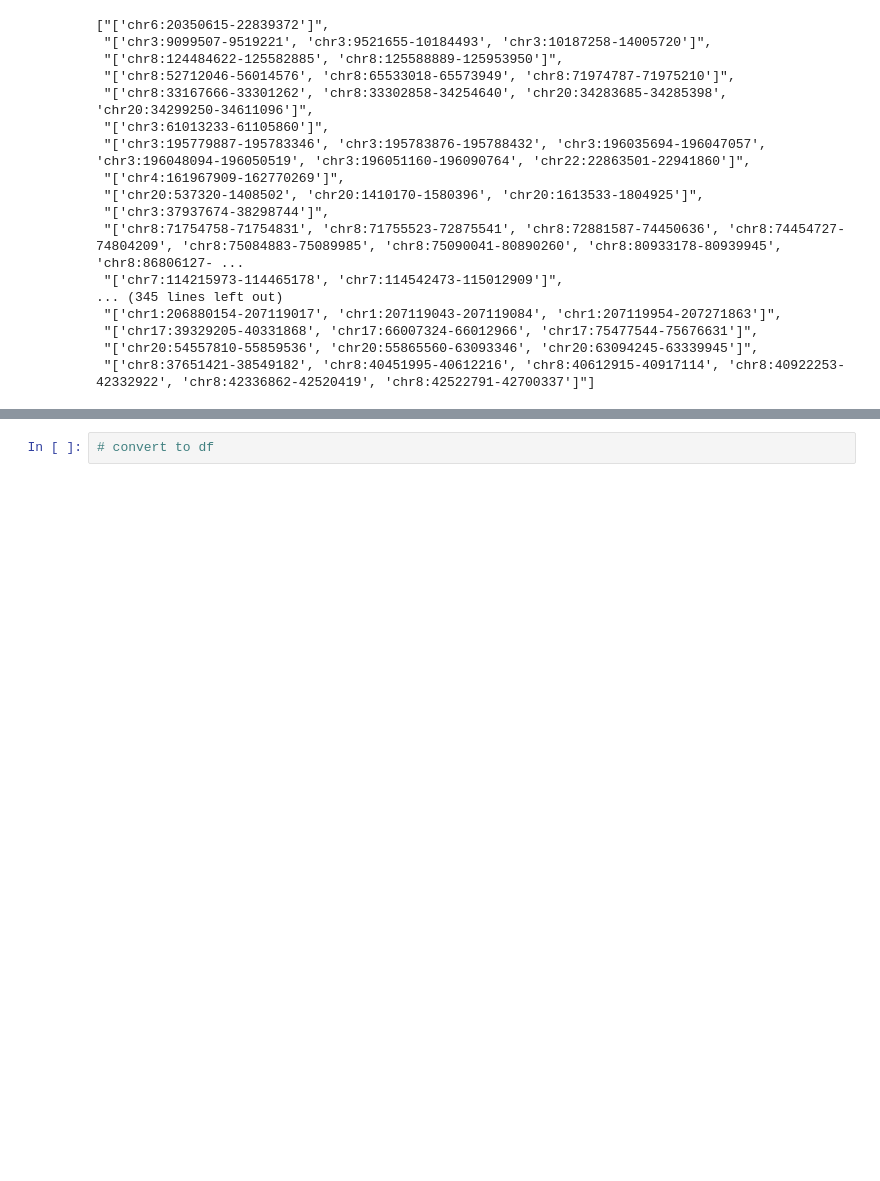
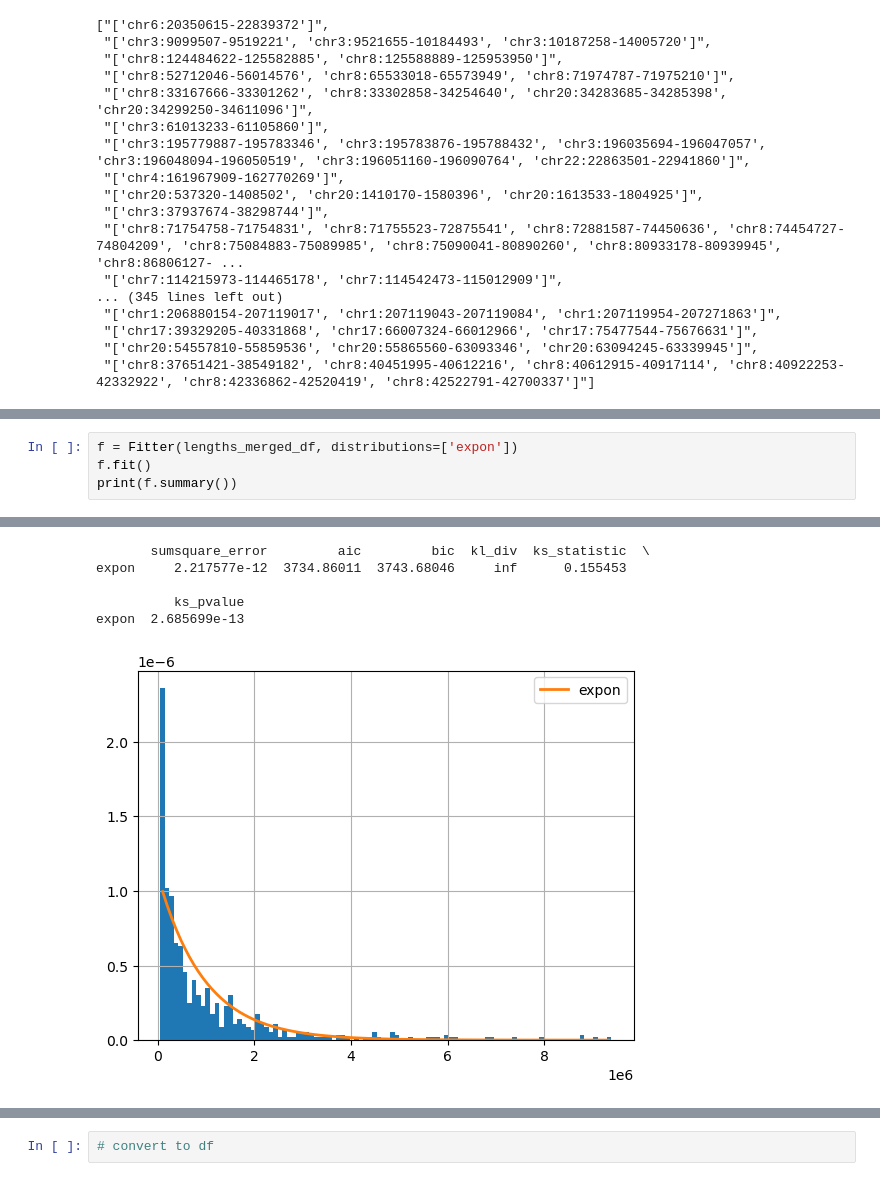
Before and after one commit to michaelchan77/ecdna-coamp, a Jupyter notebook: scripts/amplicon_interval_lengths.ipynb, the cells around one changed output, grey strips where cells are left out. Saved outputs shown, nothing was run; the diff lists cells and outputs as text; blank space fills up the shorter version.

```diff
--- a/scripts/amplicon_interval_lengths.ipynb
+++ b/scripts/amplicon_interval_lengths.ipynb
@@ -38,0 +185,5 @@ locations
+# %%
+f = Fitter(lengths_merged_df, distributions=['expon'])
+f.fit()
+print(f.summary())
+# %% [output]
@@ -38,0 +191,6 @@ locations
+       sumsquare_error         aic         bic  kl_div  ks_statistic  \
+expon     2.217577e-12  3734.86011  3743.68046     inf      0.155453
+
+          ks_pvalue
+expon  2.685699e-13
+[figure, added]
```
Also changed, not shown: parts of 33 cells of this notebook.
